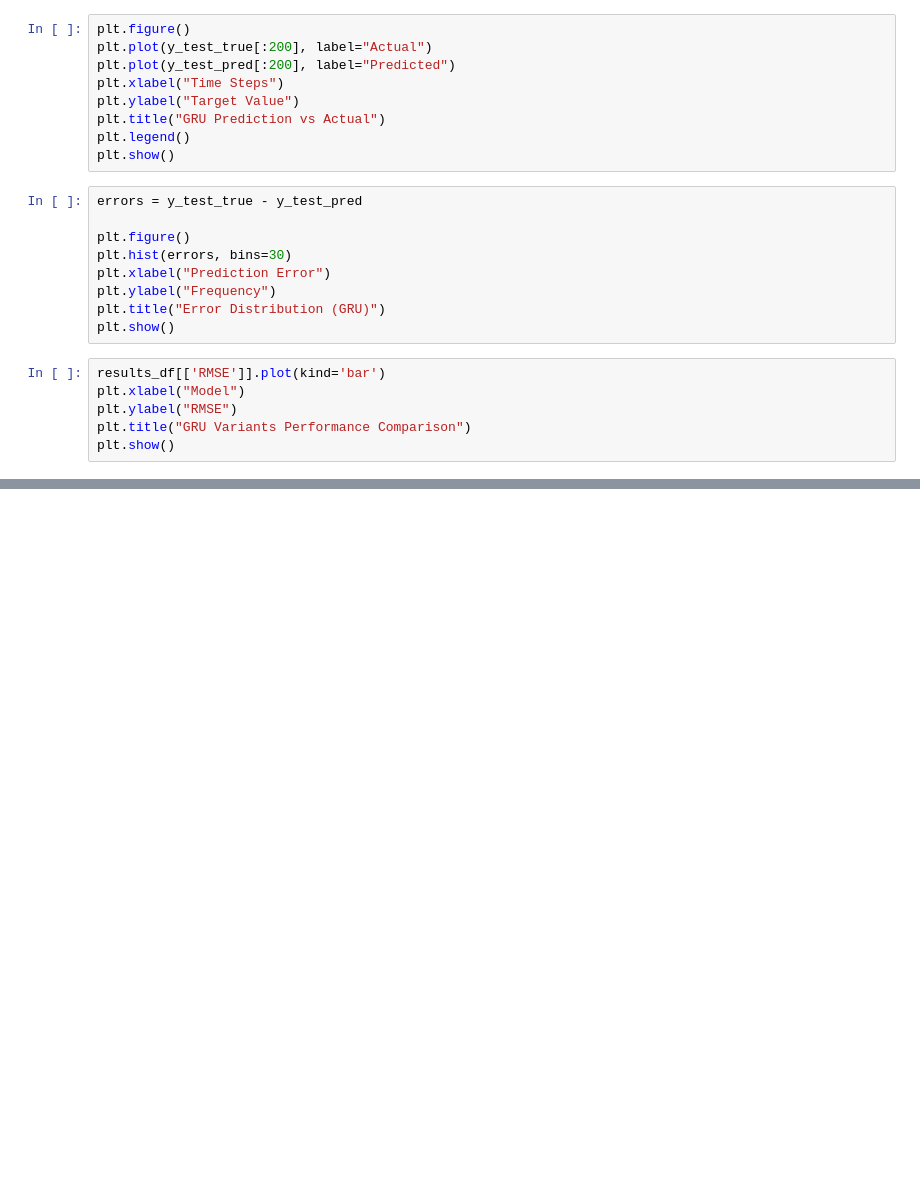
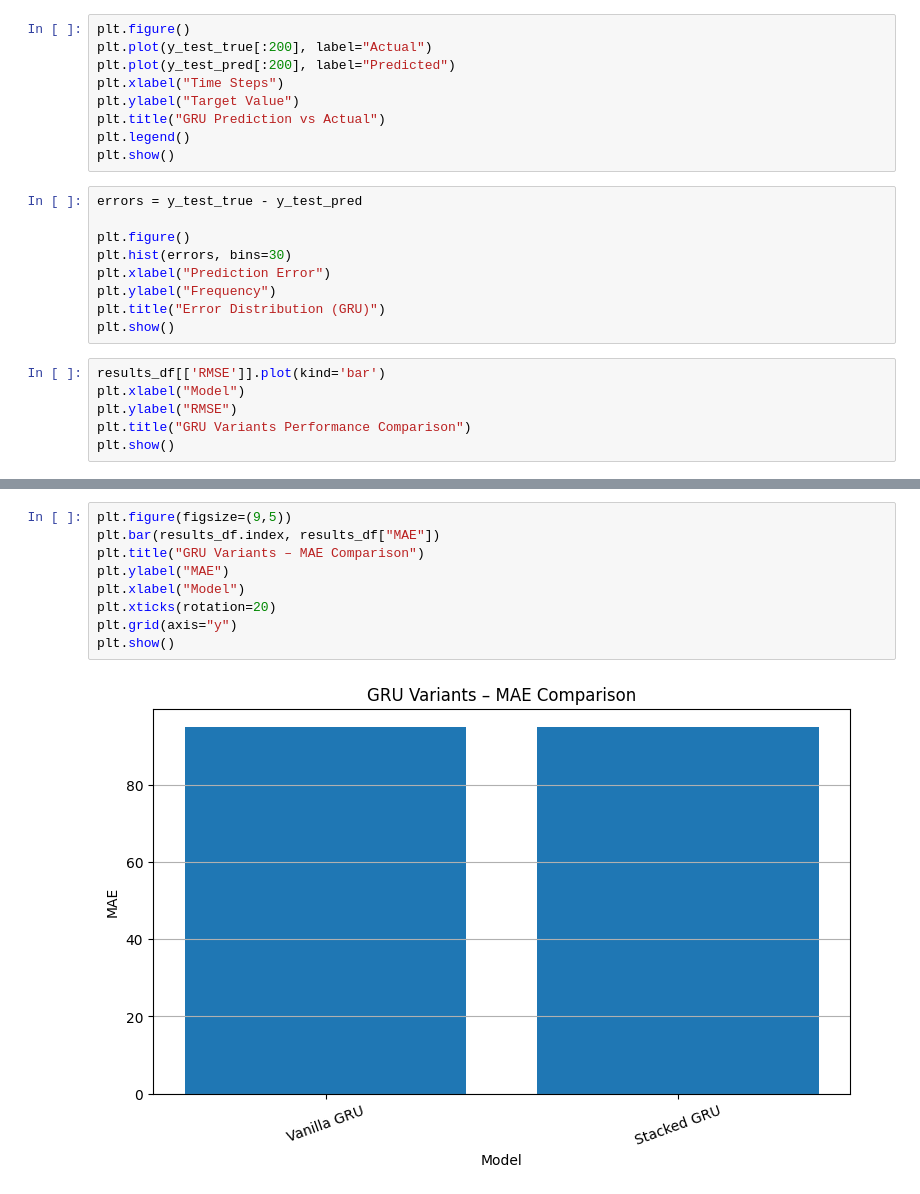
Before and after one commit to Danieljoshua720/Electricity-demand-forecasting-AIML, a Jupyter notebook: GRU.ipynb, the cells around one changed output, grey strips where cells are left out. Saved outputs shown, nothing was run; the diff lists cells and outputs as text; blank space fills up the shorter version.

```diff
--- a/GRU.ipynb
+++ b/GRU.ipynb
@@ -543,0 +635,11 @@ plt.show()
+# %%
+plt.figure(figsize=(9,5))
+plt.bar(results_df.index, results_df["MAE"])
+plt.title("GRU Variants – MAE Comparison")
+plt.ylabel("MAE")
+plt.xlabel("Model")
+plt.xticks(rotation=20)
+plt.grid(axis="y")
+plt.show()
+# %% [output]
+[figure, added]
```
Also changed, not shown: parts of 21 cells of this notebook.
